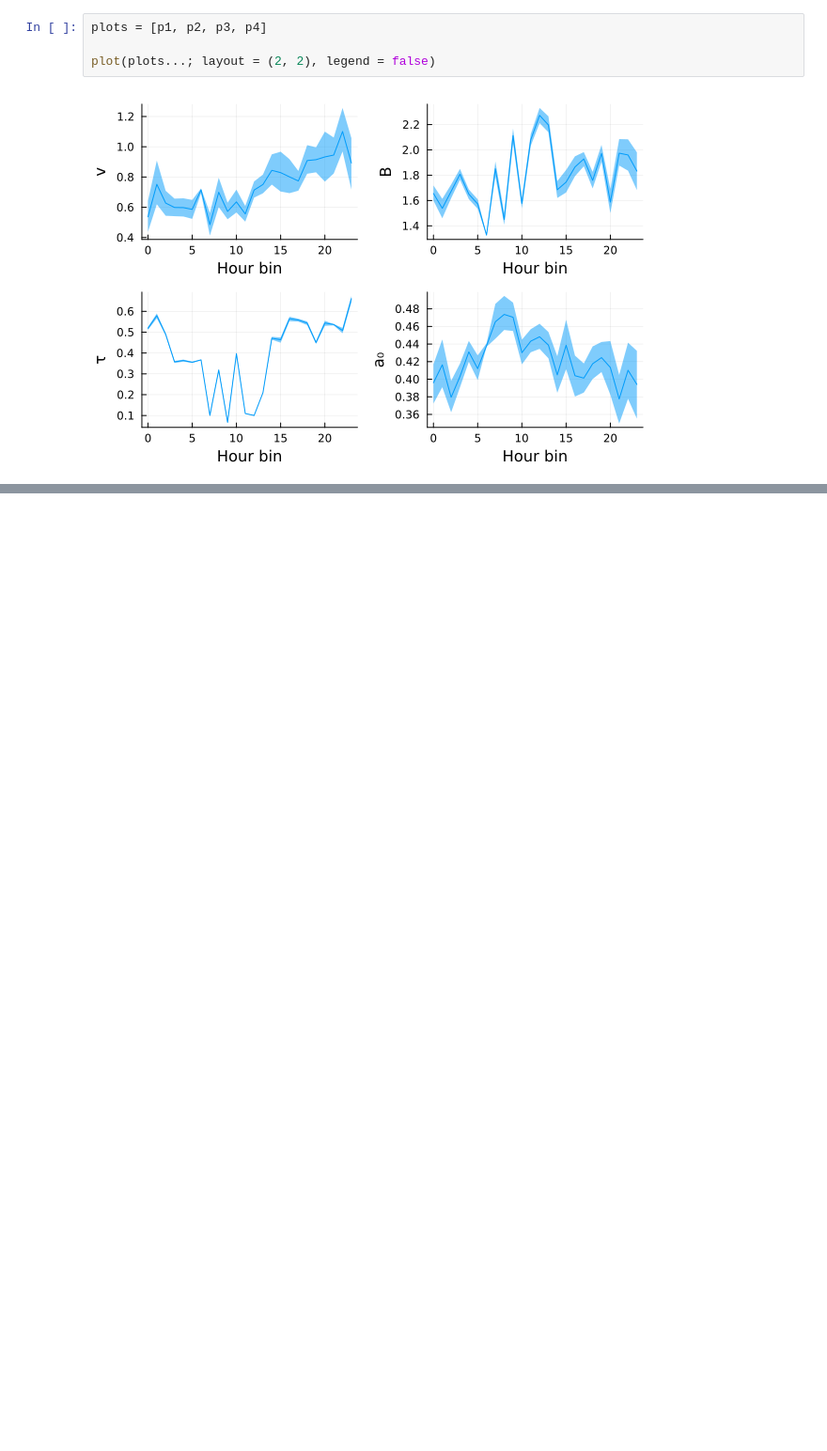
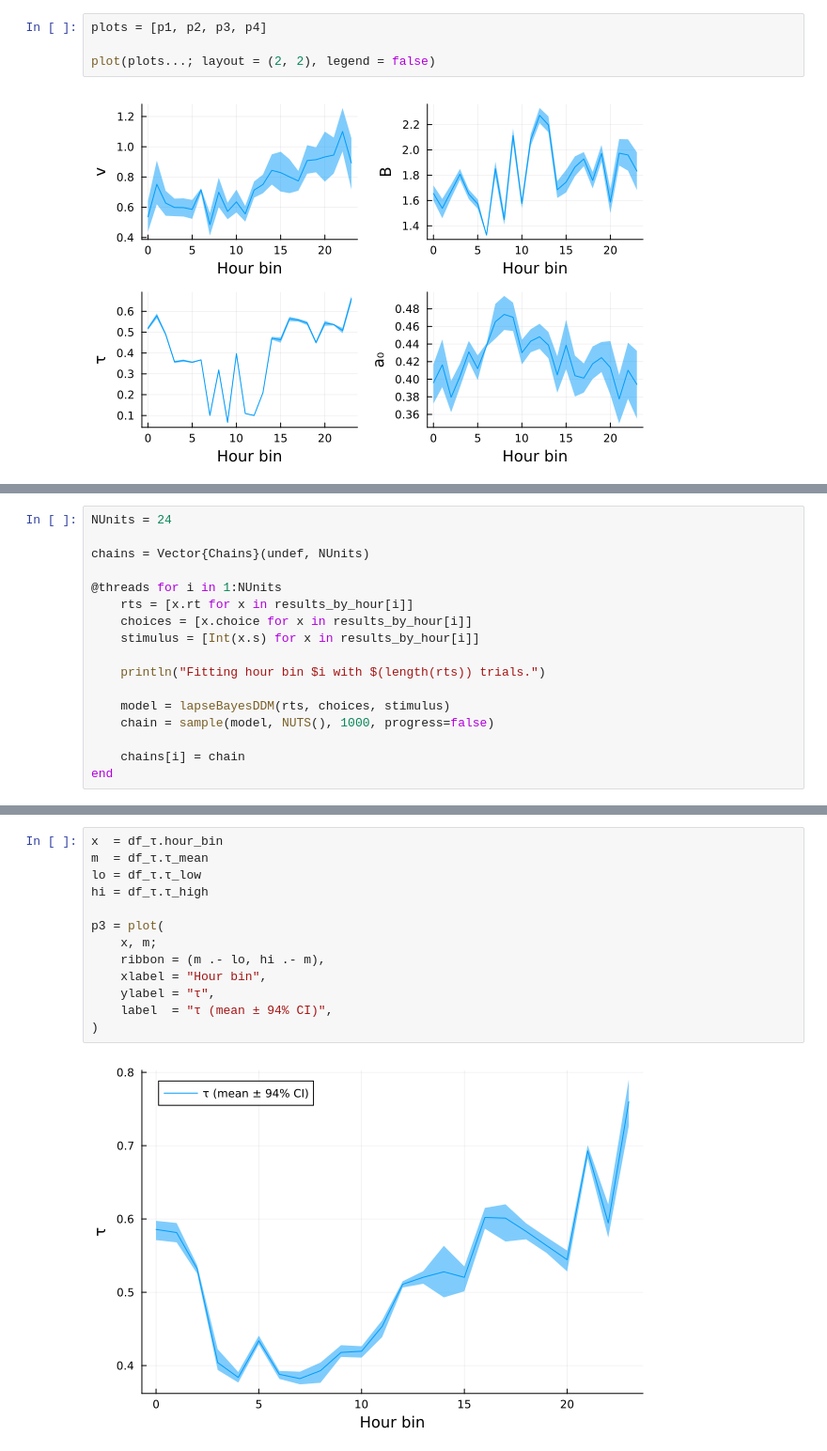
Before and after one commit to depasquale-lab/24_Hour_Behavior, a Jupyter notebook: notebooks/TOD_DDM.ipynb, the cells around one changed output, grey strips where cells are left out. Shown at 94% size. Drawn from its saved outputs; the diff is of its cells as text; blank space fills up the shorter version.

```diff
--- a/notebooks/TOD_DDM.ipynb
+++ b/notebooks/TOD_DDM.ipynb
@@ -350,0 +395,17 @@ plot(plots...; layout = (2, 2), legend = false)
+# %%
+NUnits = 24
+
+chains = Vector{Chains}(undef, NUnits)
+
+@threads for i in 1:NUnits
+    rts = [x.rt for x in results_by_hour[i]]
+    choices = [x.choice for x in results_by_hour[i]]
+    stimulus = [Int(x.s) for x in results_by_hour[i]]
+
+    println("Fitting hour bin $i with $(length(rts)) trials.")
+
+    model = lapseBayesDDM(rts, choices, stimulus)
+    chain = sample(model, NUTS(), 1000, progress=false)
+
+    chains[i] = chain
+end
@@ -350,0 +570,15 @@ plot(plots...; layout = (2, 2), legend = false)
+# %%
+x  = df_τ.hour_bin
+m  = df_τ.τ_mean
+lo = df_τ.τ_low
+hi = df_τ.τ_high
+
+p3 = plot(
+    x, m;
+    ribbon = (m .- lo, hi .- m),
+    xlabel = "Hour bin",
+    ylabel = "τ",
+    label  = "τ (mean ± 94% CI)",
+)
+# %% [output]
+[figure, added]
```
Also changed, not shown: parts of 7 cells of this notebook.
